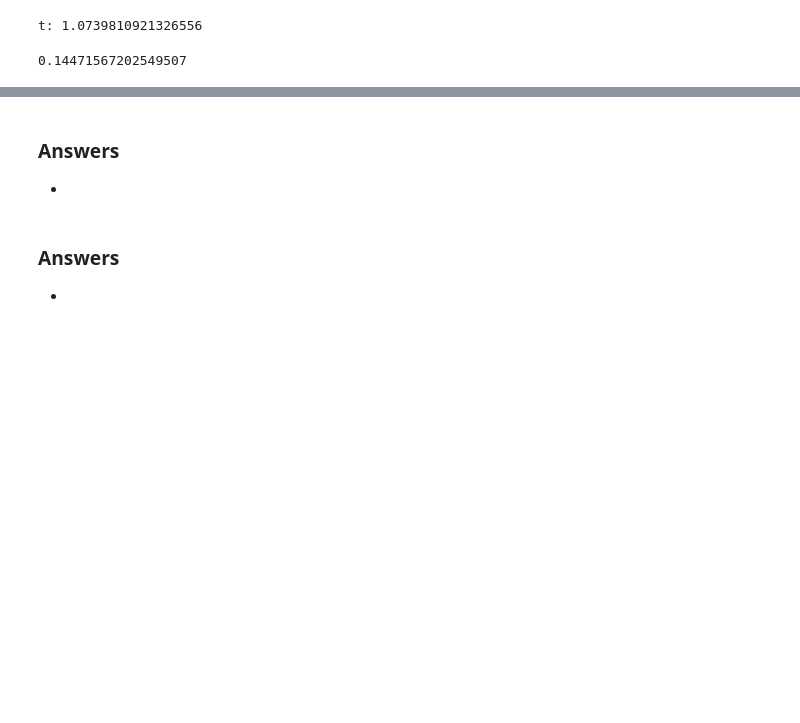
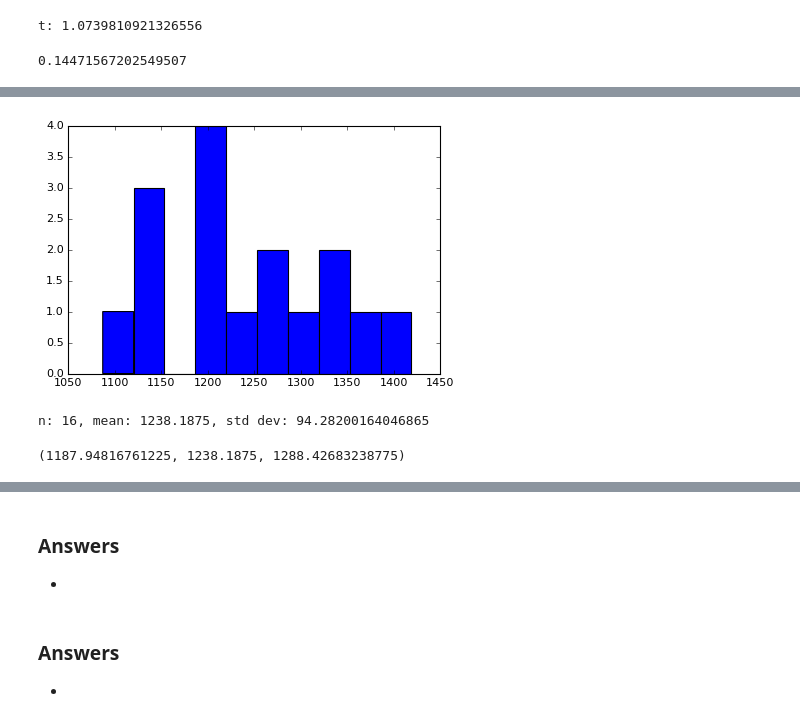
Before and after one commit to rickhaffey/stats-dvb, a Jupyter notebook: exercises/Chapter 23 - Exercises.ipynb, the cells around one changed output, grey strips where cells are left out. Drawn from its saved outputs; the diff is of its cells as text; code cells hidden in the pictures; blank space fills up the shorter version.

```diff
--- a/exercises/Chapter 23 - Exercises.ipynb
+++ b/exercises/Chapter 23 - Exercises.ipynb
@@ -246,0 +332,21 @@ t: 1.0739810921326556
+# %%
+# a
+samples = [1219, 1214, 1087, 1200, 1419, 1121, 1325, 1345,
+          1244, 1258, 1356, 1132, 1191, 1270, 1295, 1135]
+plt.hist(samples);
+# %% [output]
+[figure, added]
+# %%
+# b
+n = len(samples)
+ybar = statistics.mean(samples)
+s = statistics.stdev(samples)
+print("n: {}, mean: {}, std dev: {}".format(n, ybar, s))
+
+se = s / math.sqrt(n)
+t = stats.t.ppf(0.975, df = n - 1)
+
+(ybar - t * se, ybar, ybar + t * se)
+# %% [output]
+n: 16, mean: 1238.1875, std dev: 94.28200164046865
+(1187.94816761225, 1238.1875, 1288.42683238775)
```
Also changed, not shown: parts of 14 cells of this notebook.
